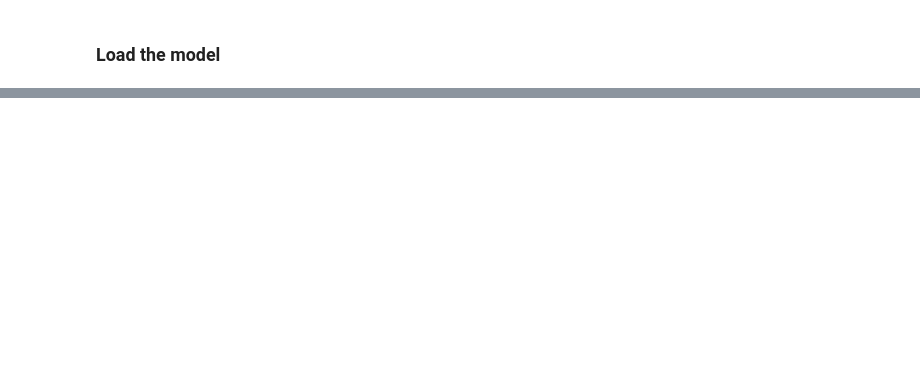
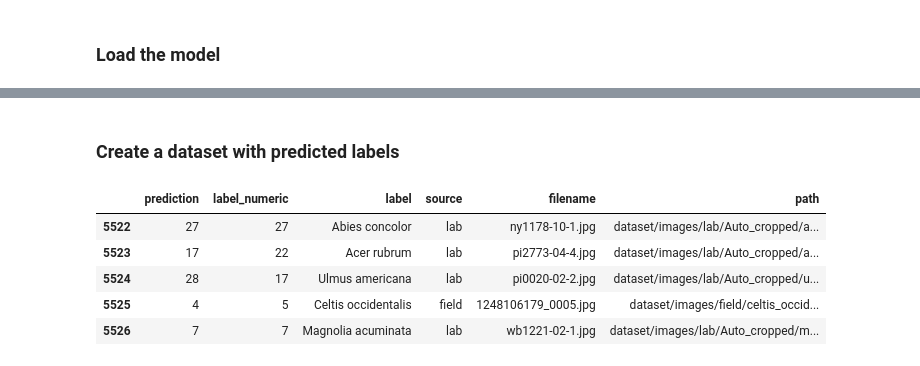
Before and after one commit to NLeSC/XAI, a Jupyter notebook: Software/LeafSnapDemo/AnalyzePerformanceClassificationModel30.ipynb, the cells around one changed output, grey strips where cells are left out. Cells and saved outputs as stored; diff of their text form; code cells hidden in the pictures; blank space fills up the shorter version.

```diff
--- a/Software/LeafSnapDemo/AnalyzePerformanceClassificationModel30.ipynb
+++ b/Software/LeafSnapDemo/AnalyzePerformanceClassificationModel30.ipynb
@@ -111,21 +83,3 @@ d.plot_12images(images_test, labels_test, sources_test, figsize=(12,10))
-# %%
-img_rows = 64
-img_cols = 64
-img_channels = 3
-#print(K.image_data_format())
-if K.image_data_format() == 'channels_first':
-    images_train = images_train.reshape(images_train.shape[0], img_channels, img_rows, img_cols)
-    images_test = images_test.reshape(images_test.shape[0], img_channels, img_rows, img_cols)
-    images_val = images_val.reshape(images_val.shape[0], img_channels, img_rows, img_cols)
-    input_shape = (img_channels, img_rows, img_cols)
-else:
-    images_train = images_train.reshape(images_train.shape[0], img_rows, img_cols, img_channels)
-    images_test = images_test.reshape(images_test.shape[0], img_rows, img_cols, img_channels)
-    images_val = images_val.reshape(images_val.shape[0], img_rows, img_cols, img_channels)
-    input_shape = (img_rows, img_cols, img_channels)
-print("Size of training data: ", np.shape(images_train))
-print("Size of validation data: ", np.shape(images_val))
-print("Size of testing data: ", np.shape(images_test))
 # %% [markdown]
 ### Load the model
 # %%
@@ -136,0 +94,15 @@ print('Best Model loaded!')
+# %% [markdown]
+### Create a dataset with predicted labels
+# %%
+pred = model.predict_classes(images_test)
+predictions= pd.DataFrame({'prediction': pred, 'label_numeric': labels_numeric_test, 'label': labels_test, 'source': sources_test, 'filename':filenames_test, 'path':path_test})
+#order columns
+predictions = predictions[['prediction', 'label_numeric', 'label', 'source', 'filename', 'path']]
+predictions.head()
+# %% [output]
+|  | prediction | label_numeric | label | source | filename | path |
+| 5522 | 27 | 27 | Abies concolor | lab | ny1178-10-1.jpg | dataset/images/lab/Auto_cropped/a... |
+| 5523 | 17 | 22 | Acer rubrum | lab | pi2773-04-4.jpg | dataset/images/lab/Auto_cropped/a... |
+| 5524 | 28 | 17 | Ulmus americana | lab | pi0020-02-2.jpg | dataset/images/lab/Auto_cropped/u... |
+| 5525 | 4 | 5 | Celtis occidentalis | field | 1248106179_0005.jpg | dataset/images/field/celtis_occid... |
+| 5526 | 7 | 7 | Magnolia acuminata | lab | wb1221-02-1.jpg | dataset/images/lab/Auto_cropped/m... |
```
Also changed, not shown: parts of 13 cells of this notebook, 1 other file.
